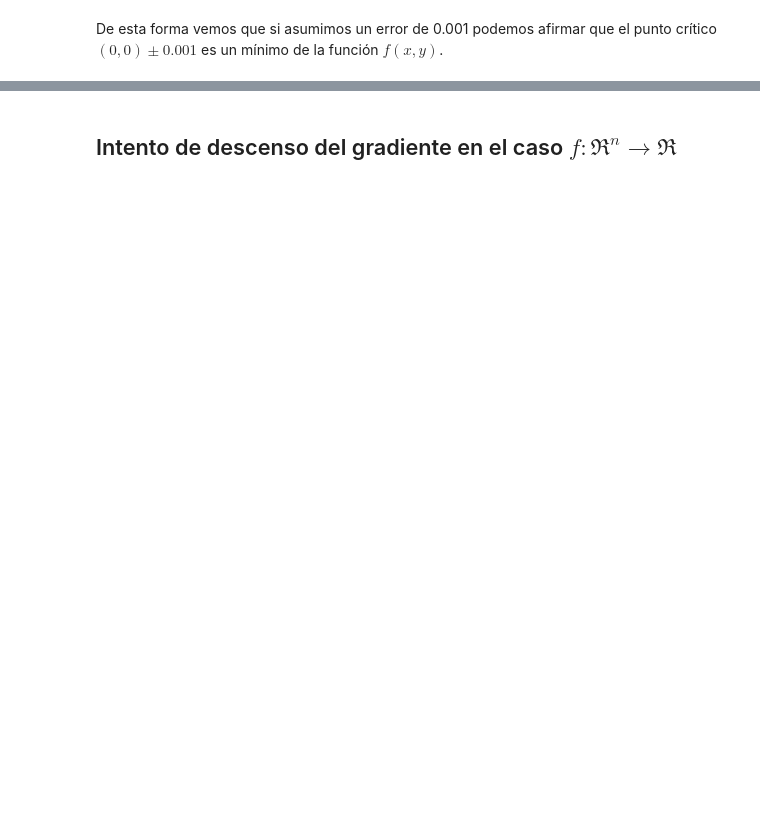
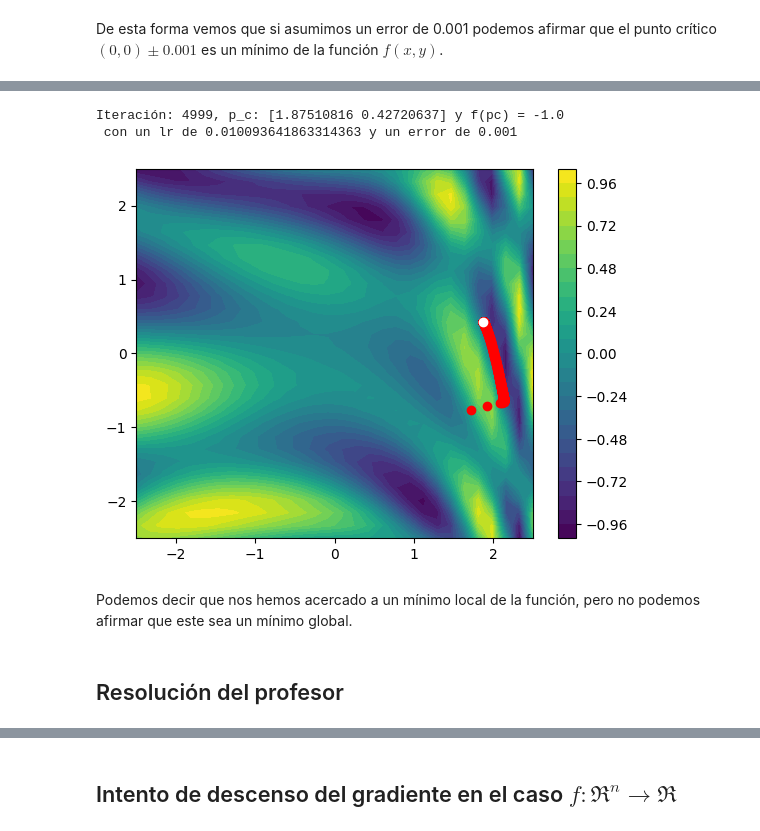
Before and after one commit to emichester/03MIAR_Algoritmos_de_Optimizacion, a Jupyter notebook: AG2/Algoritmos_Emilio_Jesús_Hernandez_Salas_AG2.ipynb, the cells around one changed output, grey strips where cells are left out. Saved outputs shown, nothing was run; the diff lists cells and outputs as text; code cells hidden in the pictures; blank space fills up the shorter version.

```diff
--- a/AG2/Algoritmos_Emilio_Jesús_Hernandez_Salas_AG2.ipynb
+++ b/AG2/Algoritmos_Emilio_Jesús_Hernandez_Salas_AG2.ipynb
@@ -159,0 +175,2 @@ De esta forma vemos que si asumimos un error de 0.001 podemos afirmar que el pun
+# %%
+f2 = lambda x,y: np.sin(x**2/2 - y**2/4 + 3) * np.cos(2*x + 1 + np.exp(y))
@@ -159,0 +191,53 @@ De esta forma vemos que si asumimos un error de 0.001 podemos afirmar que el pun
+# %%
+resolucion = 30
+rango = 2.5
+X = np.linspace(-rango, rango, resolucion)
+Y = np.linspace(-rango, rango, resolucion)
+Z = np.zeros((resolucion,resolucion))
+
+for ix, x in enumerate(X):
+    for iy, y in enumerate(Y):
+        Z[ix,iy] = f2(x,y)
+
+fig, ax = plt.subplots(1)
+# Pinta el mapa de niveles de Z
+contour = ax.contourf(X,Y,Z,resolucion)
+cbar = plt.colorbar(contour)
+
+# Generar punto de partida aleatorio
+p0 = [random.uniform(-rango,rango), random.uniform(-rango,rango)]
+ax.plot(p0[0], p0[1], "ro")
+
+p = p0
+h = 0.0001
+lr_ini = 0.1
+lr = lr_ini
+lr_thresh = 0.01
+error = 0.001
+for i in range(5000):
+    p = p0 - lr*gradf2(p[0],p[1],h)
+    ax.plot(p[0], p[1], "ro")
+    #### print("Norma del gradiente: ", np.linalg.norm(gradf2(p[0],p[1],h)))
+    # ajuste de la tasa de aprendizaje
+    if lr > lr_thresh \
+        and np.linalg.norm(gradf2(p[0],p[1],h)) < 1 \
+        and lr_ini * np.linalg.norm(gradf2(p[0],p[1],h)) > lr_thresh:
+
+        lr = lr_ini * np.linalg.norm(gradf2(p[0],p[1],h))
+        # print(lr)
+    # definimos un criterio de parada
+    if np.sqrt(np.dot(p,p0)) <= error:
+        break
+    else:
+        p0 = p
+
+ax.plot(p[0], p[1], "wo")
+print(f"Iteración: {i}, p_c: {p} y f(pc) = {f2(p[0],p[1])} \n con un lr de {lr} y un error de {error}")
+# %% [output]
+Iteración: 4999, p_c: [1.87510816 0.42720637] y f(pc) = -1.0
+ con un lr de 0.010093641863314363 y un error de 0.001
+[figure, added]
+# %% [markdown]
+Podemos decir que nos hemos acercado a un mínimo local de la función, pero no podemos afirmar que este sea un mínimo global.
+# %% [markdown]
+## Resolución del profesor
```
Also changed, not shown: parts of 9 cells of this notebook.
